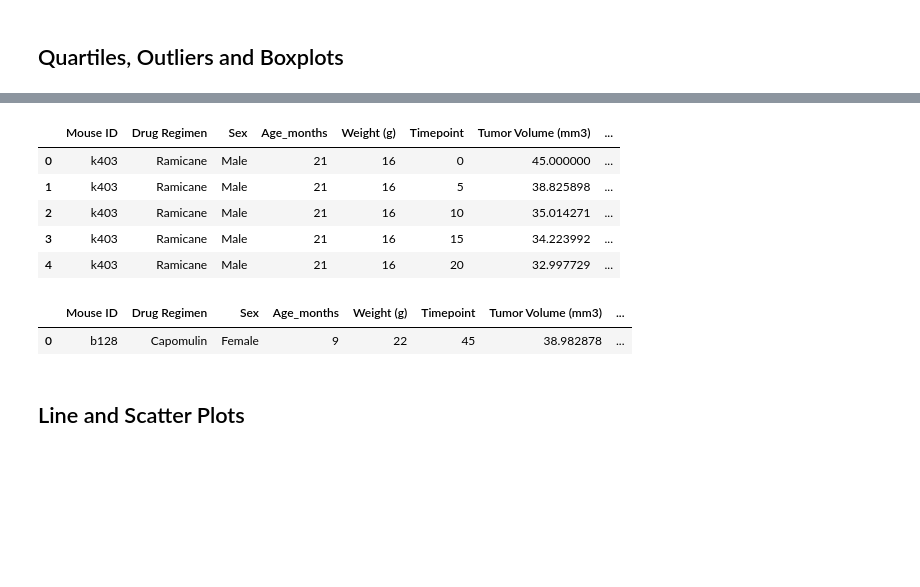
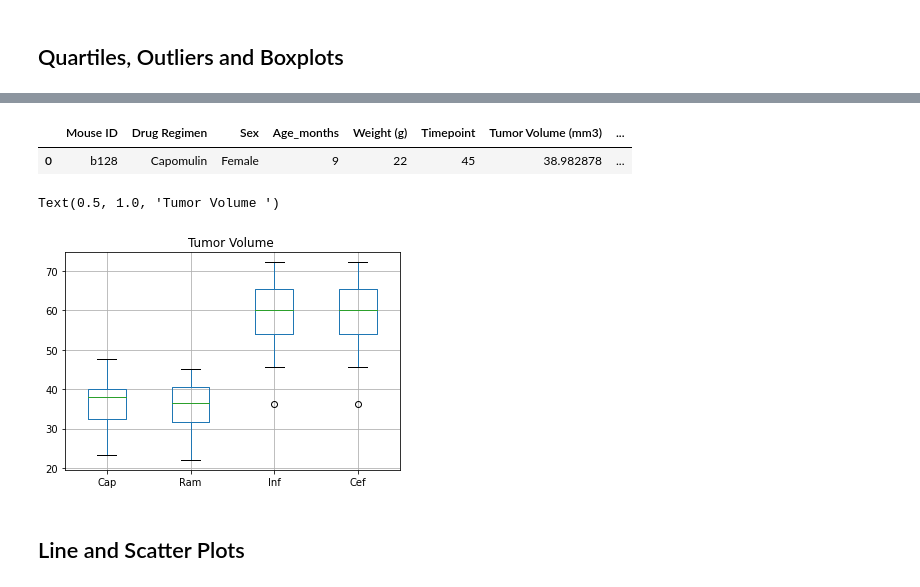
Before and after one commit to michellesimek/Pymaceuticals_challenge, a Jupyter notebook: Pymaceuticals_pymaceuticals_starter_with_plots.ipynb, the cells around one changed output, grey strips where cells are left out. Saved outputs shown, nothing was run; the diff lists cells and outputs as text; code cells hidden in the pictures; blank space fills up the shorter version.

Commit message:
wrote script for boxplots

```diff
--- a/Pymaceuticals_pymaceuticals_starter_with_plots.ipynb
+++ b/Pymaceuticals_pymaceuticals_starter_with_plots.ipynb
@@ -261,16 +257,3 @@ clean_complete_data.head()
-# %%
-drugs = ['Capomulin', 'Ramicane', 'Infubinol', 'Ceftamin']
-most_promising = clean_complete_data.loc[(clean_complete_data['Drug Regimen'] == 'Capomulin') | (clean_complete_data['Drug Regimen'] == 'Ramicane') | (clean_complete_data['Drug Regimen'] == 'Infubinol') | (clean_complete_data['Drug Regimen'] == 'Ceftamin')]
-# most_promising_last_timepoint = most_promising.sort_values(['Timepoint'], ascending = False)
-# most_promising_last
-most_promising.head()
-# %% [output]
-|  | Mouse ID | Drug Regimen | Sex | Age_months | Weight (g) | Timepoint | Tumor Volume (mm3) | ... |
-| 0 | k403 | Ramicane | Male | 21 | 16 | 0 | 45.000000 | ... |
-| 1 | k403 | Ramicane | Male | 21 | 16 | 5 | 38.825898 | ... |
-| 2 | k403 | Ramicane | Male | 21 | 16 | 10 | 35.014271 | ... |
-| 3 | k403 | Ramicane | Male | 21 | 16 | 15 | 34.223992 | ... |
-| 4 | k403 | Ramicane | Male | 21 | 16 | 20 | 32.997729 | ... |
 # %%
 # Calculate the final tumor volume of each mouse across four of the treatment regimens:
 # Capomulin, Ramicane, Infubinol, and Ceftamin
@@ -322,5 +331,15 @@ capomulin_df.head(1)
 # %%
 # Generate a box plot of the final tumor volume of each mouse across four regimens of interest
+quartiles_df = pd.DataFrame({"Cap": cap_tumor_vol_data,
+                             "Ram": ram_tumor_vol_data,
+                             "Inf": inf_tumor_vol_data,
+                             "Cef": cef_tumor_vol_data})
+
+boxplot = quartiles_df.boxplot(column=['Cap', 'Ram', 'Inf', 'Cef'])
+plt.title("Tumor Volume ")
+# %% [output]
+Text(0.5, 1.0, 'Tumor Volume ')
+[figure, added]
 # %% [markdown]
 ## Line and Scatter Plots
 # %%
```
Also changed, not shown: parts of 6 cells of this notebook.
